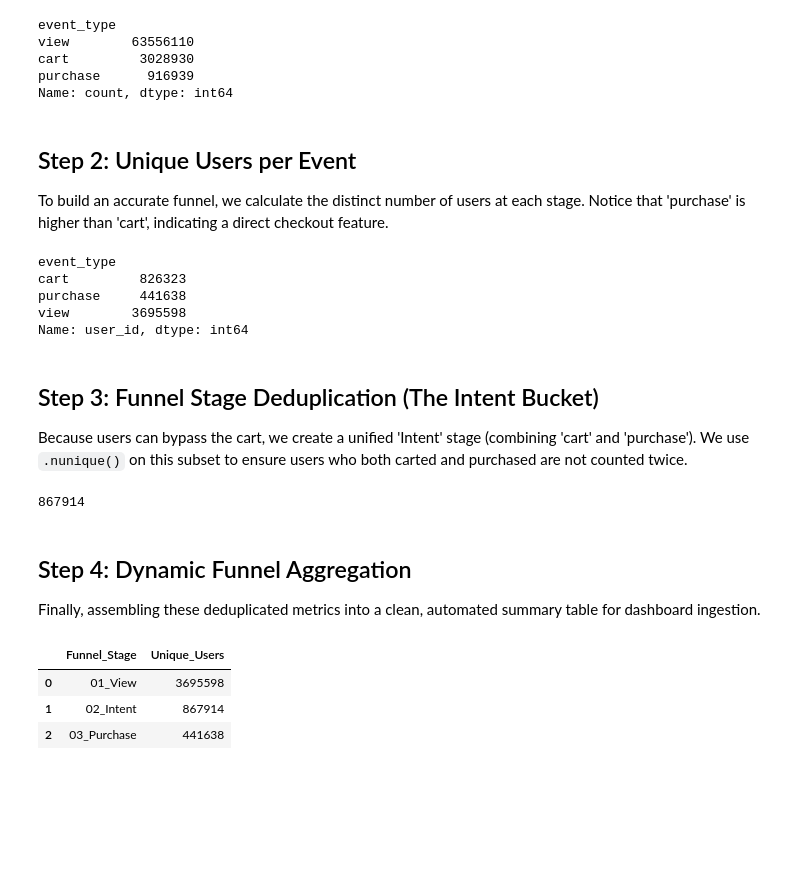
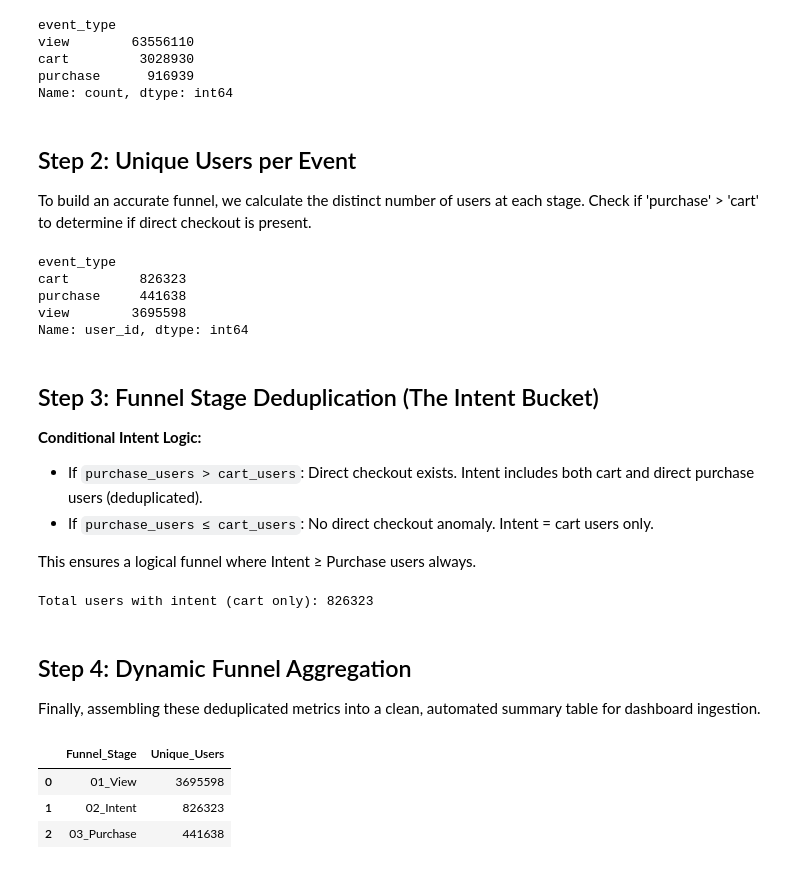
Before and after one commit to dSAFAN/FUTURE_DS_03, a Jupyter notebook: notebooks/01_funnel_eda.ipynb, the cells around one changed output. Saved outputs shown, nothing was run; the diff lists cells and outputs as text; code cells hidden in the pictures; blank space fills up the shorter version.

```diff
--- a/notebooks/01_funnel_eda.ipynb
+++ b/notebooks/01_funnel_eda.ipynb
@@ -20,18 +14,19 @@ pd.set_option('display.max_columns', None)
 # %%
 #Defining only the columns we actually need for the funnel
-needed_columns = ['event_type', 'user_id', 'brand']
+needed_columns = ['event_type', 'user_id', 'brand', 'category_code', 'price']
 
 # 2.optimize the text columns into memory-saving categories
 optimized_types = {
     'event_type': 'category',
-    'brand': 'category'
+    'brand': 'category',
+    'category_code': 'category'
 }
 
 # 3. Load the data using our optimizations
 df = pd.read_csv(
     "../data/raw/2019-Nov.csv",
-    usecols=needed_columns,
-    dtype=optimized_types
+    usecols = needed_columns,
+    dtype = optimized_types
 )
 
 df.head()
@@ -56,7 +51,7 @@ purchase      916939
 Name: count, dtype: int64
 # %% [markdown]
 ## Step 2: Unique Users per Event
-To build an accurate funnel, we calculate the distinct number of users at each stage. Notice that 'purchase' is higher than 'cart', indicating a direct checkout feature.
+To build an accurate funnel, we calculate the distinct number of users at each stage. Check if 'purchase' > 'cart' to determine if direct checkout is present.
 # %%
 distinct_event_count = df.groupby('event_type')['user_id'].nunique()
 distinct_event_count
@@ -68,32 +63,44 @@ view        3695598
 Name: user_id, dtype: int64
 # %% [markdown]
 ## Step 3: Funnel Stage Deduplication (The Intent Bucket)
-Because users can bypass the cart, we create a unified 'Intent' stage (combining 'cart' and 'purchase'). We use `.nunique()` on this subset to ensure users who both carted and purchased are not counted twice.
+**Conditional Intent Logic:**
+- If `purchase_users > cart_users`: Direct checkout exists. Intent includes both cart and direct purchase users (deduplicated).
+- If `purchase_users ≤ cart_users`: No direct checkout anomaly. Intent = cart users only.
+
+This ensures a logical funnel where Intent ≥ Purchase users always.
-# %%
-intent_data = df[df['event_type'].isin(['cart','purchase'])]
-true_intent_users = intent_data['user_id'].nunique()
-true_intent_users
-# %% [output]
-867914
+# %%
+# Calculate deduplicated intent users (cart + direct purchases, deduped)
+intent_data = df[df['event_type'].isin(['cart','purchase'])]
+true_intent_users = intent_data['user_id'].nunique()
+
+# Check if direct purchases exist (purchase > cart)
+if distinct_event_count['purchase'] > distinct_event_count.get('cart', 0):
+    intent_users = true_intent_users  # Include direct purchases in intent
+    print(f"Total users with intent (cart + direct purchases): {intent_users}")
+else:
+    intent_users = distinct_event_count.get('cart', 0)  # Use cart only
+    print(f"Total users with intent (cart only): {intent_users}")
+# %% [output]
+Total users with intent (cart only): 826323
 # %% [markdown]
 ## Step 4: Dynamic Funnel Aggregation
 Finally, assembling these deduplicated metrics into a clean, automated summary table for dashboard ingestion.
 # %%
 data = {
     "Funnel_Stage": ["01_View", "02_Intent", "03_Purchase"],
     "Unique_Users": [
         distinct_event_count['view'],
-        true_intent_users,
+        intent_users,
         distinct_event_count['purchase']
     ]
 }
 
 funnel_df = pd.DataFrame(data)
 funnel_df
 # %% [output]
 |  | Funnel_Stage | Unique_Users |
 | 0 | 01_View | 3695598 |
-| 1 | 02_Intent | 867914 |
+| 1 | 02_Intent | 826323 |
 | 2 | 03_Purchase | 441638 |
 # %% [markdown]
 ## Step 5: Conversion and Drop-off Analysis
```
Also changed, not shown: parts of 18 cells of this notebook.
